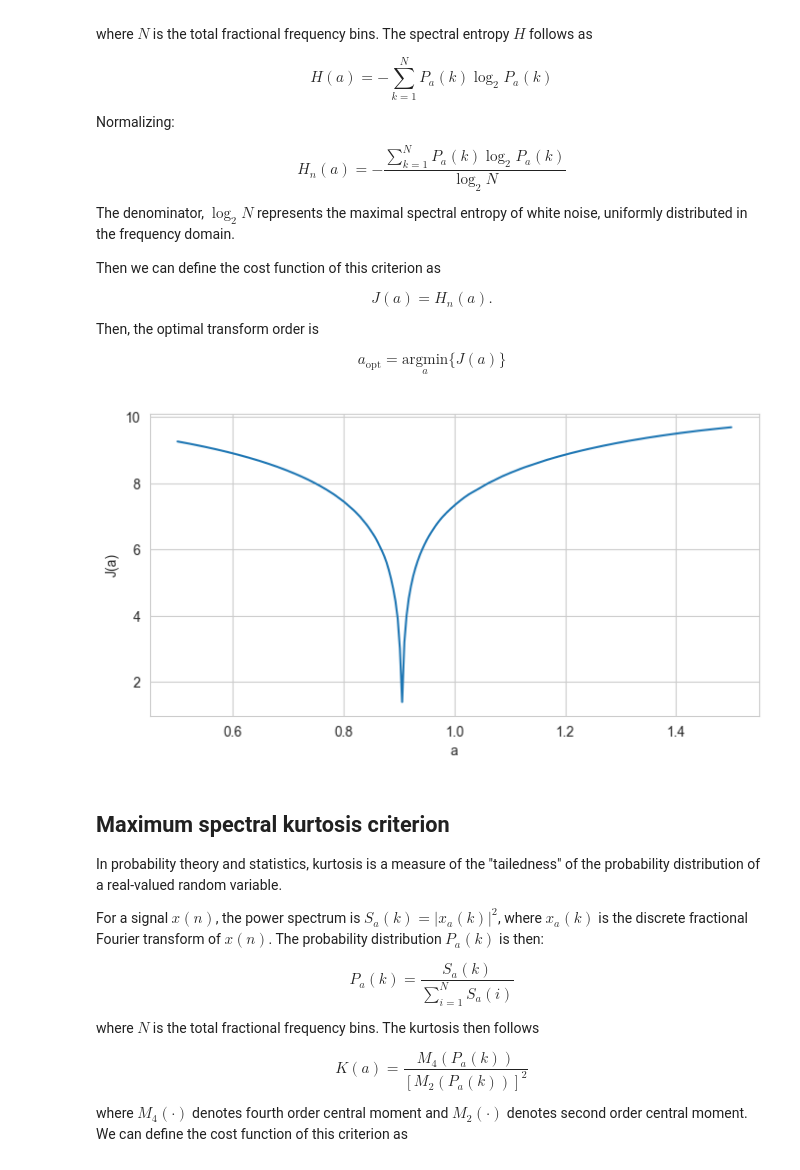
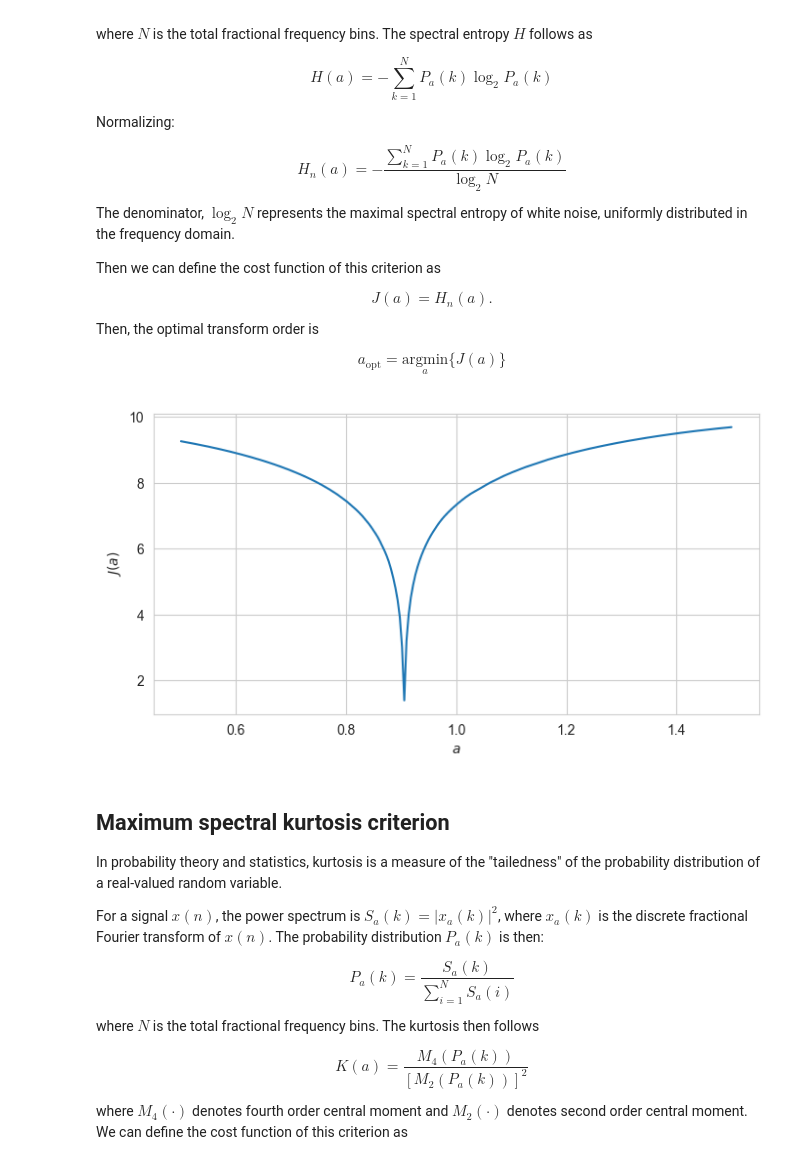
Before and after one commit to AGE90/notes-on-dsp, a Jupyter notebook: notebooks/frft_analysis/frft-compact-representations.ipynb, the cells around one changed output. Cells and saved outputs as stored; diff of their text form; code cells hidden in the pictures.

```diff
--- a/notebooks/frft_analysis/frft-compact-representations.ipynb
+++ b/notebooks/frft_analysis/frft-compact-representations.ipynb
@@ -201,13 +99,0 @@ def maxAS(x, a):
-# %%
-a = np.linspace(0.5, 1.5, 250)
-na = len(a)
-
-J = np.zeros(na)
-for i in range(na):
-    J[i] = maxAS(x, a[i])
-
-fig, ax = plt.subplots(figsize = (8, 4))
-ax.plot(a, J)
-ax.set_xlabel('a')
-ax.set_ylabel('J(a)')
-plt.show()
@@ -252,31 +136,28 @@ $$
 # %%
 def minSEn(x, a):
     # Compute FrFT of signal
     xa = frft(x, a)
     # Power spectrum
     S = np.abs(xa)**2
     # Normalize to get probability distribution
     P = S/np.sum(S)
     # Avoid log(0) by masking zeros
     P = np.where(P == 0, 1e-12, P)
     # Compute Shannon entropy
     J = -np.sum(P*np.log2(P))
     return J
+
+# Compute cost function for a range of a values
+a_vals = np.linspace(0.5, 1.5, 250)
+J = np.array([minSEn(x, a) for a in a_vals])
+
+fig, ax = plt.subplots(figsize = (8, 4))
+ax.plot(a_vals, J)
+ax.set_xlabel(r'$a$')
+ax.set_ylabel(r'$J(a)$')
+plt.show()
+# %% [output]
+[figure, added]
-# %%
-a = np.linspace(0.5, 1.5, 250)
-na = len(a)
-
-J = np.zeros(na)
-for i in range(na):
-    J[i] = minSEn(x, a[i])
-
-fig, ax = plt.subplots(figsize = (8, 4))
-ax.plot(a, J)
-ax.set_xlabel('a')
-ax.set_ylabel('J(a)')
-plt.show()
-# %% [output]
-[figure, removed]
 # %% [markdown]
 ## Maximum spectral kurtosis criterion
 
```
Also changed, not shown: parts of 51 cells of this notebook, 1 other file.
